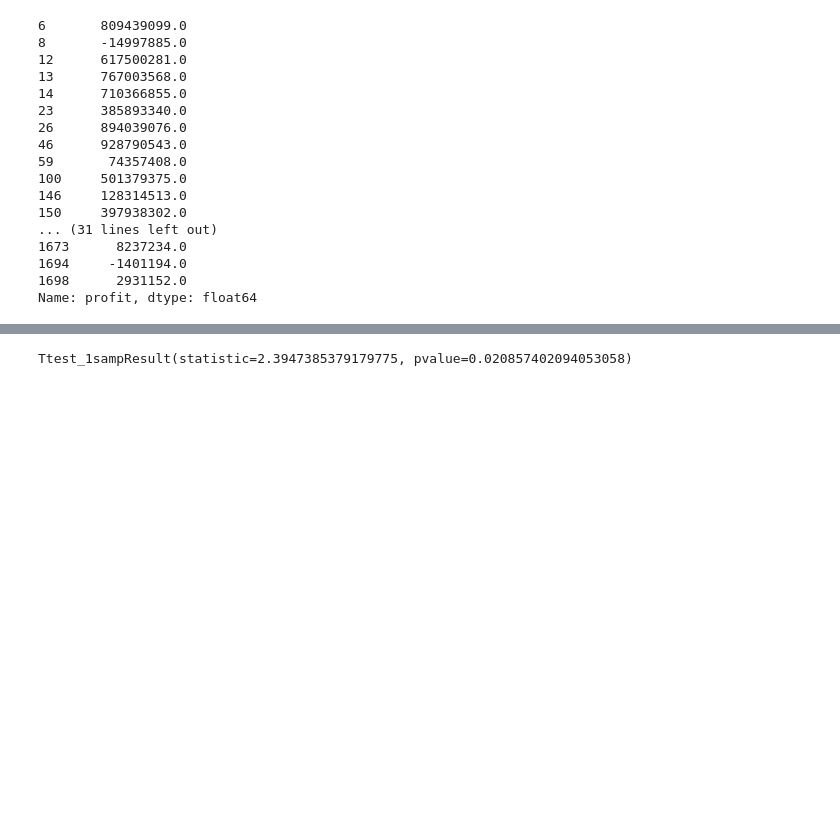
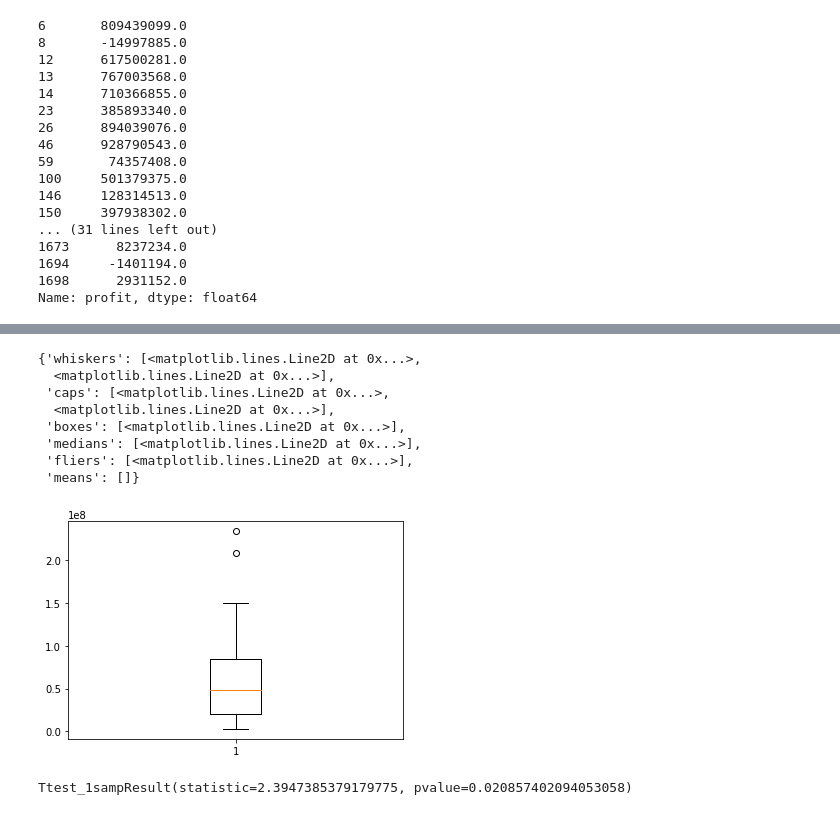
Before and after one commit to cLineman/CapStoneProject, a Jupyter notebook: ColtonLineman.ipynb, the cells around one changed output, grey strips where cells are left out. Cells and saved outputs as stored; diff of their text form; code cells hidden in the pictures; blank space fills up the shorter version.

```diff
--- a/ColtonLineman.ipynb
+++ b/ColtonLineman.ipynb
@@ -903,3 +919,15 @@ Name: profit, dtype: float64
+# %%
+plt.boxplot(sample)
+# %% [output]
+{'whiskers': [<matplotlib.lines.Line2D at 0x...>,
+  <matplotlib.lines.Line2D at 0x...>],
+ 'caps': [<matplotlib.lines.Line2D at 0x...>,
+  <matplotlib.lines.Line2D at 0x...>],
+ 'boxes': [<matplotlib.lines.Line2D at 0x...>],
+ 'medians': [<matplotlib.lines.Line2D at 0x...>],
+ 'fliers': [<matplotlib.lines.Line2D at 0x...>],
+ 'means': []}
+[figure, added]
 # %%
 st.ttest_1samp(sample, popmean = runtimeJOINbuget['profit'].mean())
 # %% [output]
```
Also changed, not shown: parts of 14 cells of this notebook.
